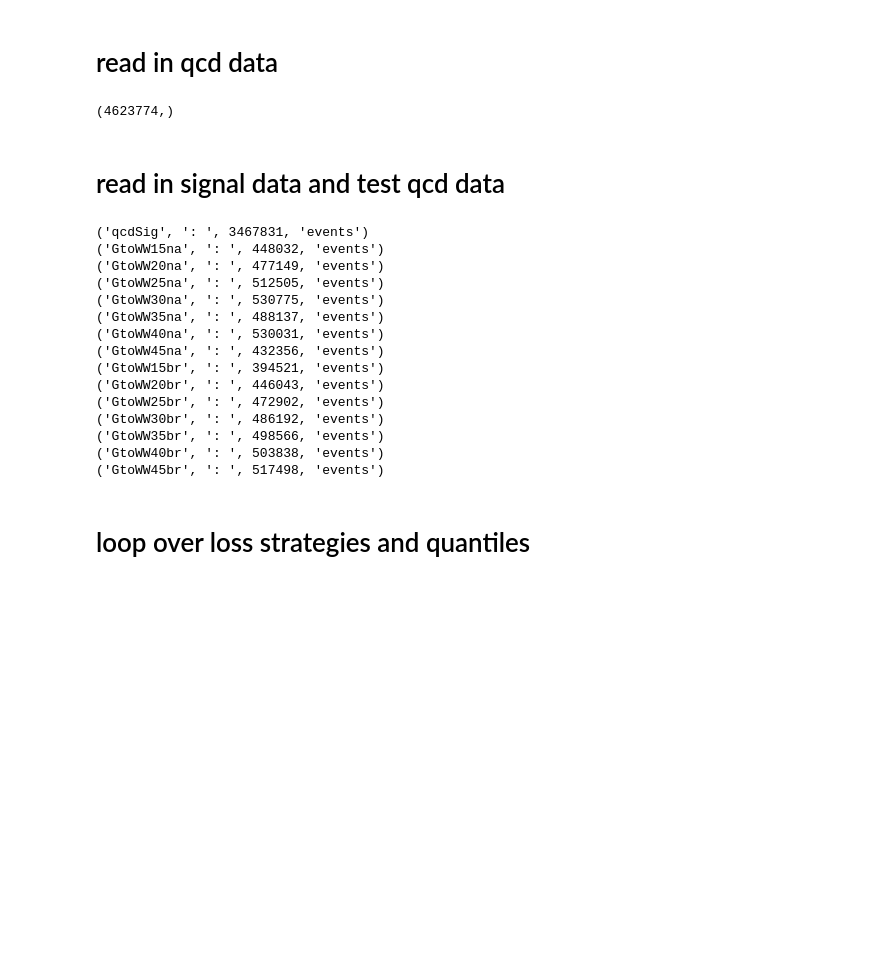
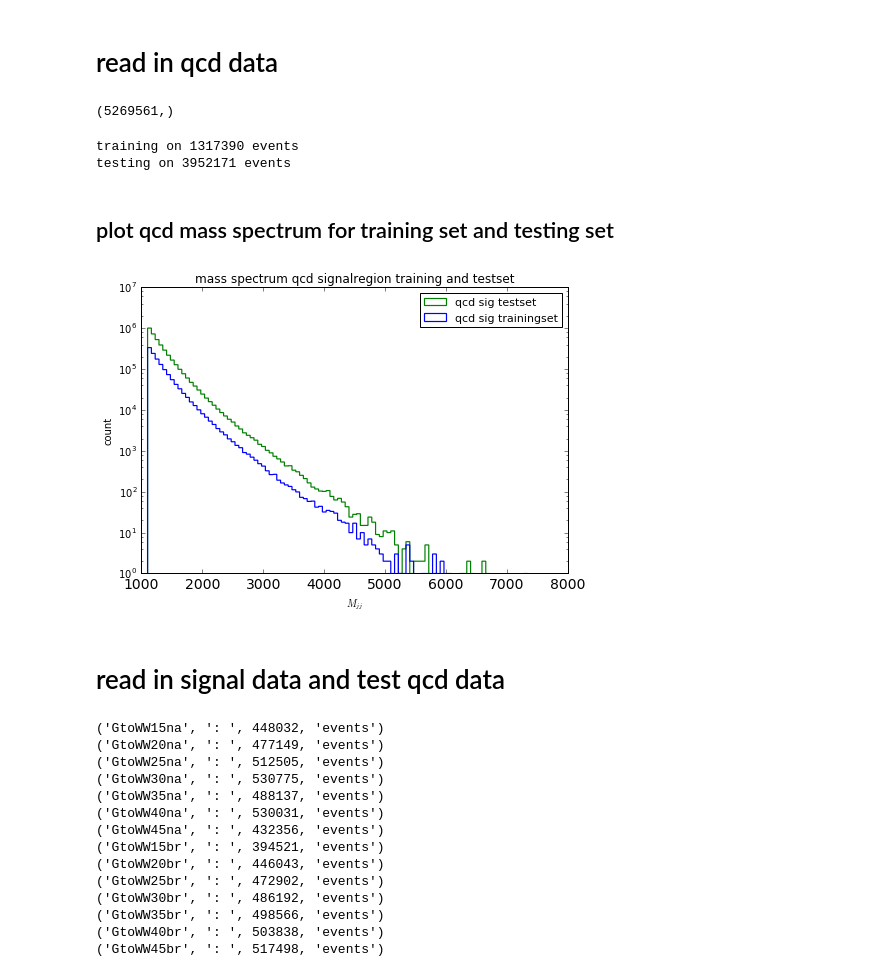
Before and after one commit to kingusiu/goodness_of_fit, a Jupyter notebook: analysis_quantile_regression.ipynb, the cells around one changed output. Cells and saved outputs as stored; diff of their text form; code cells hidden in the pictures; blank space fills up the shorter version.

```diff
--- a/analysis_quantile_regression.ipynb
+++ b/analysis_quantile_regression.ipynb
@@ -43,18 +25,34 @@ fig_dir_base = 'fig/analysis_quantile_regression/regression' + ('_cut' if regr_c
 !mkdir -p $fig_dir_base
 # %% [markdown]
 # read in qcd data
+# %%
+SM_sample = 'qcdSigAll'
 # %%
-sample = 'qcdSig'
-qcd_path = os.path.join( sc.concat_result_dir, sc.sample_loc[sample] + sc.concat_result_suffix )
+qcd_path = os.path.join( sc.concat_result_dir, sc.sample_loc[SM_sample] + sc.concat_result_suffix )
 qcd_data_total, labels = ru.read_results_to_recarray( qcd_path )
 # %%
 print(qcd_data_total.shape)
 # %% [output]
-(4623774,)
+(5269561,)
 # %%
 # split qcd data in QR train and selection testset
 QR_train_share = 0.25 #0.2
 qcd_n_evts = qcd_data_total.shape[0]
 qcd_data_train = qcd_data_total[:int(qcd_n_evts*QR_train_share)]
+qcd_data_test = qcd_data_total[int(qcd_n_evts*QR_train_share):]
+# %%
+print('training on ' + str(qcd_data_train.shape[0]) + ' events')
+print('testing on ' + str(qcd_data_test.shape[0]) + ' events')
+# %% [output]
+training on 1317390 events
+testing on 3952171 events
+# %% [markdown]
+## plot qcd mass spectrum for training set and testing set
+# %%
+_ = pu.plot_hist( [qcd_data_train['mJJ'], qcd_data_test['mJJ']], xlabel=r'$M_{jj}$', \
+                 legend=['qcd sig trainingset','qcd sig testset'], normed=False, ylabel='count', \
+                 title='mass spectrum qcd signalregion training and testset')
+# %% [output]
+[figure, added]
 # %% [markdown]
 # read in signal data and test qcd data
@@ -61,19 +63,13 @@ qcd_data_train = qcd_data_total[:int(qcd_n_evts*QR_train_share)]
 # %%
-BSM_samples = ['GtoWW15na', 'GtoWW20na', 'GtoWW25na', 'GtoWW30na', 'GtoWW35na', 'GtoWW40na', 'GtoWW45na', \
-              'GtoWW15br', 'GtoWW20br', 'GtoWW25br', 'GtoWW30br', 'GtoWW35br', 'GtoWW40br', 'GtoWW45br']
-all_samples = ['qcdSig'] + BSM_samples
-
 result_data = {}
 
-for n in all_samples:
-    if n == 'qcdSig':
-        sample = qcd_data_total[int(qcd_n_evts*QR_train_share):] # all of qcd already read in, take test share
-    else:
-        sample, labels = ru.read_results_to_recarray( os.path.join( sc.concat_result_dir, sc.sample_loc[n] + sc.concat_result_suffix ) )
+result_data[SM_sample] = qcd_data_total[int(qcd_n_evts*QR_train_share):] # all of qcd already read in, take test share
+
+for n in BSM_samples:
+    sample, labels = ru.read_results_to_recarray( os.path.join( sc.concat_result_dir, sc.sample_loc[n] + sc.concat_result_suffix ) )
     print(n,": ",sample.shape[0],"events")
     result_data[n] = sample
 # %% [output]
-('qcdSig', ': ', 3467831, 'events')
 ('GtoWW15na', ': ', 448032, 'events')
 ('GtoWW20na', ': ', 477149, 'events')
 ('GtoWW25na', ': ', 512505, 'events')
@@ -88,5 +84,3 @@ for n in all_samples:
 ('GtoWW35br', ': ', 498566, 'events')
 ('GtoWW40br', ': ', 503838, 'events')
 ('GtoWW45br', ': ', 517498, 'events')
-# %% [markdown]
-# loop over loss strategies and quantiles
```
Also changed, not shown: parts of 44 cells of this notebook, 19 other files.
